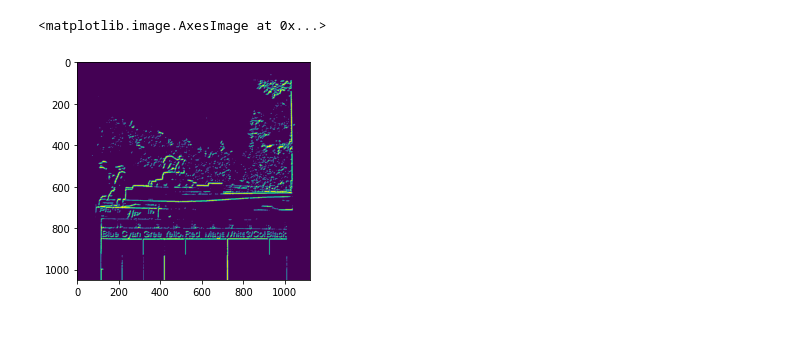
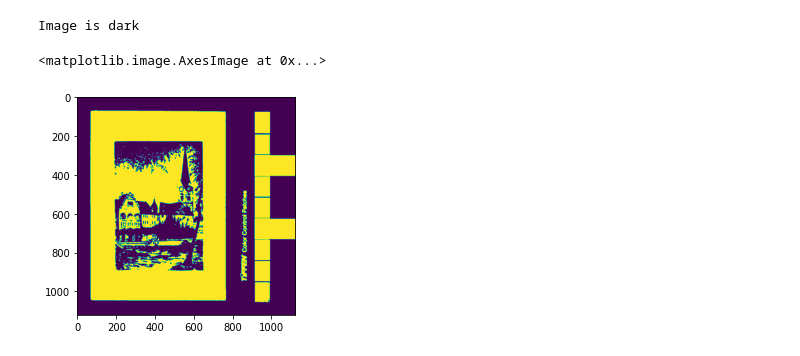
Before and after one commit to swiss-art-research-net/bso-image-segmentation, a Jupyter notebook: notebooks/opencv-region-detection.ipynb, the cells around one changed output. Cells and saved outputs as stored; diff of their text form; code cells hidden in the pictures.

```diff
--- a/notebooks/opencv-region-detection.ipynb
+++ b/notebooks/opencv-region-detection.ipynb
@@ -16,9 +16,10 @@ images = [f for f in listdir(imagesDirectory) if isfile(join(imagesDirectory, f)
 # %%
-exampleIDs = ['zbz-990109056190205508']
+exampleIDs = ['zbz-990109042670205508',
+             'zbz-990109043130205508']
 # %%
-exampleImages = [d for d in images if d[:-4] in exampleIDs]
+exampleImages = [d + '.jpg' for d in exampleIDs]
 # %%
-exampleImage = exampleImages[0]
+exampleImage = exampleImages[-1]
 # %%
 image = cv2.imread(join(imagesDirectory, exampleImage))
 image = image[:,:,::-1]
@@ -52,6 +44,19 @@ plt.imshow(Image.fromarray(filteredImage))
+# %%
+# Check brighness of upper left corner
+# if bright use cv2.THRESH_BINARY_INV
+# if not use cv2.THRESH_BINARY
+padding = 5
+if gray[extension+padding][extension+padding] > 127:
+    thresholdMethod = cv2.THRESH_BINARY_INV+cv2.THRESH_OTSU
+    print("Image is bright")
+else:
+    thresholdMethod = cv2.THRESH_BINARY+cv2.THRESH_OTSU
+    print("Image is dark")
+# %% [output]
+Image is dark
 # %%
-ret, thresh = cv2.threshold(filteredImage,0,255,cv2.THRESH_BINARY+cv2.THRESH_OTSU)
+ret, thresh = cv2.threshold(gray,0,255,thresholdMethod)
 plt.imshow(Image.fromarray(thresh))
 # %% [output]
 <matplotlib.image.AxesImage at 0x...>
-[figure, old version]
+[figure, new version]
```
Also changed, not shown: parts of 11 cells of this notebook.
